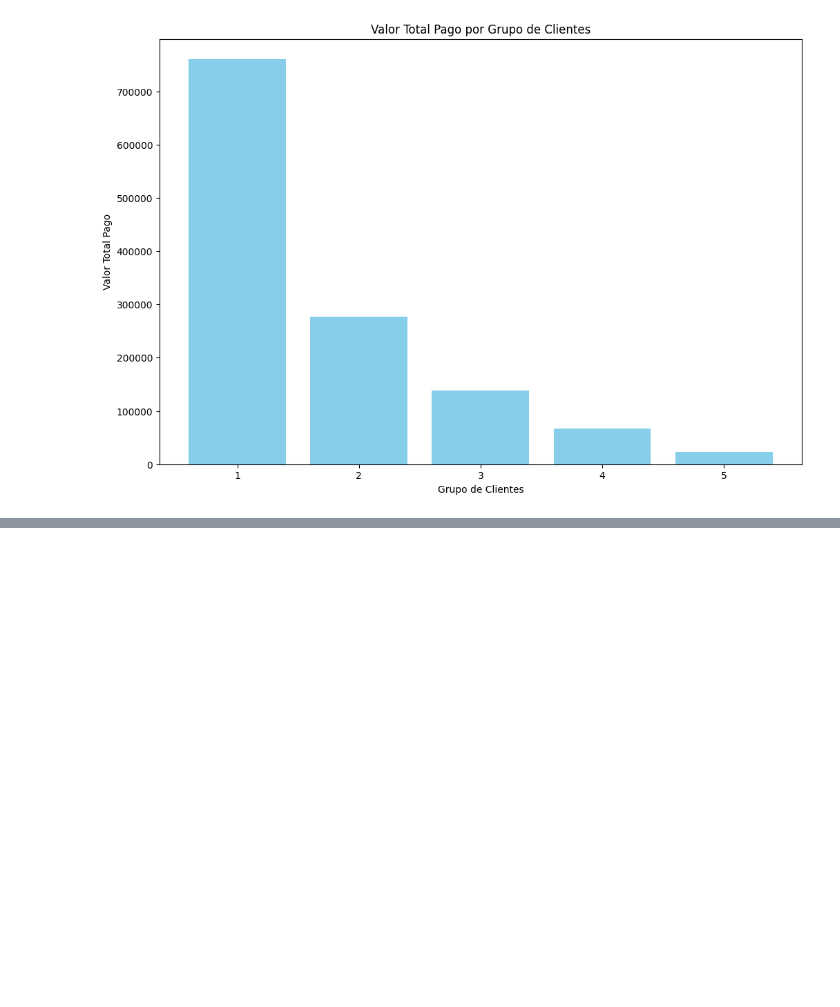
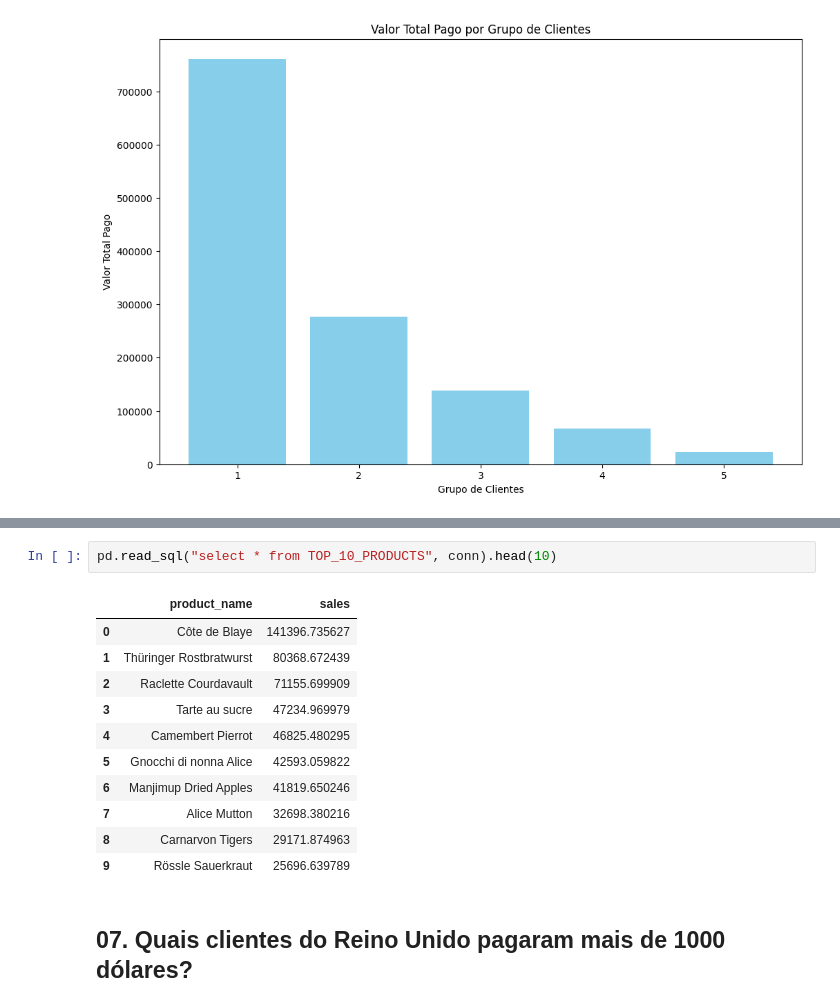
Before and after one commit to Jcnok/bootcamp-jornada-de-dados_2024, a Jupyter notebook: bootcamp-SQL-e-analytics/aula_05/notebook/aula_05.ipynb, the cells around one changed output, grey strips where cells are left out. Cells and saved outputs as stored; diff of their text form; blank space fills up the shorter version.

```diff
--- a/bootcamp-SQL-e-analytics/aula_05/notebook/aula_05.ipynb
+++ b/bootcamp-SQL-e-analytics/aula_05/notebook/aula_05.ipynb
@@ -630,0 +779,16 @@ plt.show()
+# %%
+pd.read_sql("select * from TOP_10_PRODUCTS", conn).head(10)
+# %% [output]
+|  | product_name | sales |
+| 0 | Côte de Blaye | 141396.735627 |
+| 1 | Thüringer Rostbratwurst | 80368.672439 |
+| 2 | Raclette Courdavault | 71155.699909 |
+| 3 | Tarte au sucre | 47234.969979 |
+| 4 | Camembert Pierrot | 46825.480295 |
+| 5 | Gnocchi di nonna Alice | 42593.059822 |
+| 6 | Manjimup Dried Apples | 41819.650246 |
+| 7 | Alice Mutton | 32698.380216 |
+| 8 | Carnarvon Tigers | 29171.874963 |
+| 9 | Rössle Sauerkraut | 25696.639789 |
+# %% [markdown]
+## 07. Quais clientes do Reino Unido pagaram mais de 1000 dólares?
```
Also changed, not shown: parts of 10 cells of this notebook.
